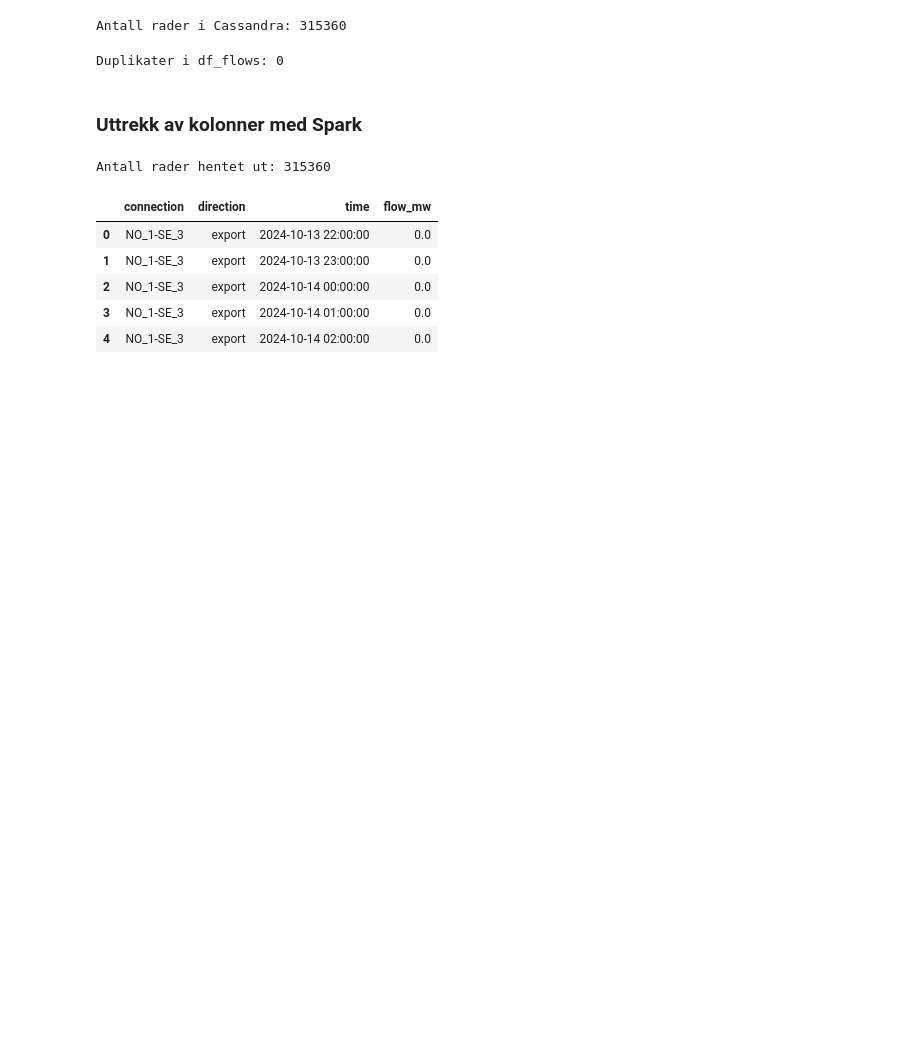
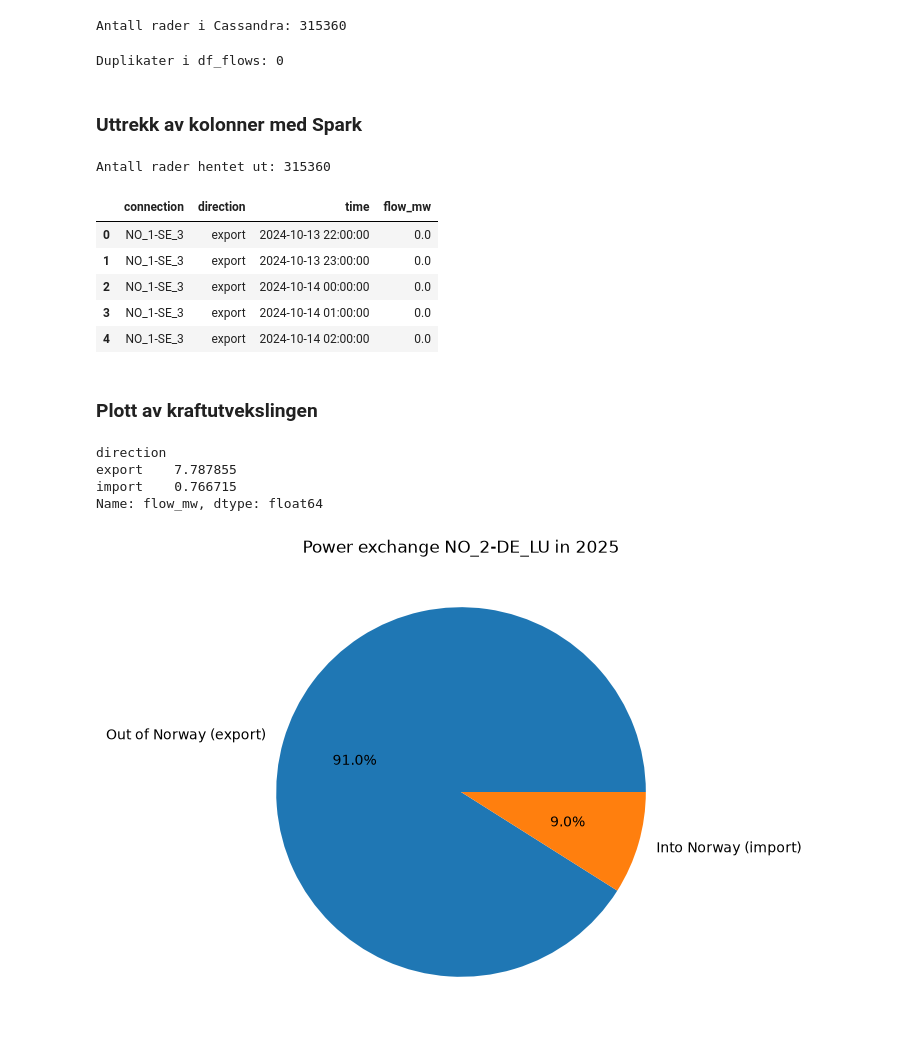
Before and after one commit to Kaja321/ind320-dashboard-kaja321, a Jupyter notebook: analyse_part2.ipynb, the cells around one changed output. Drawn from its saved outputs; the diff is of its cells as text; code cells hidden in the pictures; blank space fills up the shorter version.

```diff
--- a/analyse_part2.ipynb
+++ b/analyse_part2.ipynb
@@ -613,3 +616,31 @@ Antall rader hentet ut: 315360
 | 2 | NO_1-SE_3 | export | 2024-10-14 00:00:00 | 0.0 |
 | 3 | NO_1-SE_3 | export | 2024-10-14 01:00:00 | 0.0 |
 | 4 | NO_1-SE_3 | export | 2024-10-14 02:00:00 | 0.0 |
+# %% [markdown]
+### Plott av kraftutvekslingen
+# %%
+# Velger forbindelse og år. Kan endres til en annen forbindelse eller et annet år.
+chosen_connection = "NO_2-DE_LU"   # Sørlandet – Tyskland (NordLink)
+chosen_year = 2025
+
+# Plukker ut radene for valgt forbindelse og år
+df_year = df_extracted[(df_extracted["connection"] == chosen_connection) &
+                       (df_extracted["time"].dt.year == chosen_year)]
+
+# Summerer timesverdiene for hver retning. Hver time i MW tilsvarer MWh,
+# og ved å dele på 1 000 000 får vi TWh.
+totals = df_year.groupby("direction")["flow_mw"].sum() / 1_000_000
+print(totals)
+
+# Sektordiagram der hver bit er mengden ut av og inn til Norge
+plt.figure(figsize=(6, 6))
+plt.pie(totals, labels=["Out of Norway (export)", "Into Norway (import)"],
+        autopct="%1.1f%%")
+plt.title(f"Power exchange {chosen_connection} in {chosen_year}")
+plt.show()
+# %% [output]
+direction
+export    7.787855
+import    0.766715
+Name: flow_mw, dtype: float64
+[figure, added]
```
Also changed, not shown: parts of 5 cells of this notebook.
